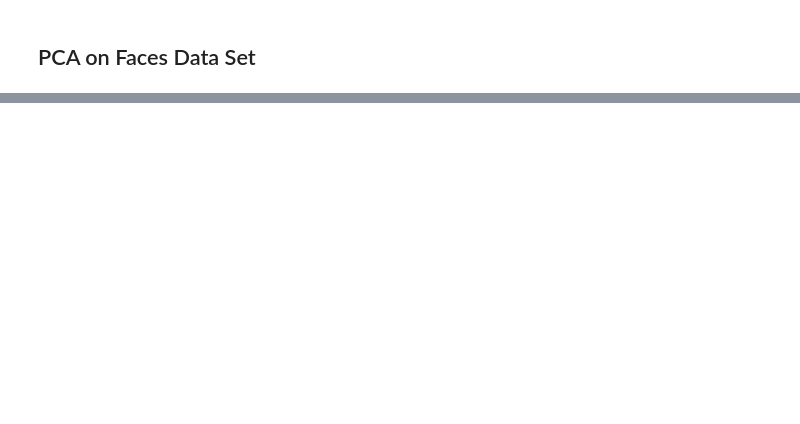
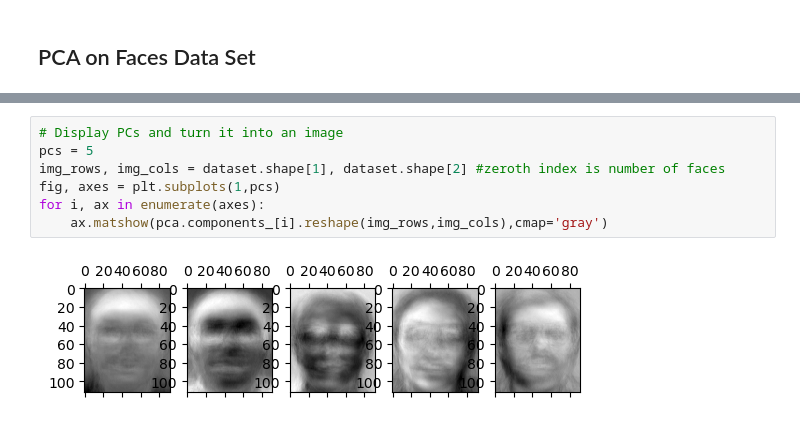
Before and after one commit to Hydroforth/AP-157-dump, a Jupyter notebook: 7 Dimensional Reduction - Principal Component Analysis.ipynb, the cells around one changed output, grey strips where cells are left out. Saved outputs shown, nothing was run; the diff lists cells and outputs as text; blank space fills up the shorter version.

```diff
--- a/7 Dimensional Reduction - Principal Component Analysis.ipynb
+++ b/7 Dimensional Reduction - Principal Component Analysis.ipynb
@@ -144,0 +187,9 @@ for i, ax in enumerate(axs):
+# %%
+# Display PCs and turn it into an image
+pcs = 5
+img_rows, img_cols = dataset.shape[1], dataset.shape[2] #zeroth index is number of faces
+fig, axes = plt.subplots(1,pcs)
+for i, ax in enumerate(axes):
+    ax.matshow(pca.components_[i].reshape(img_rows,img_cols),cmap='gray')
+# %% [output]
+[figure, added]
```
Also changed, not shown: parts of 16 cells of this notebook.
